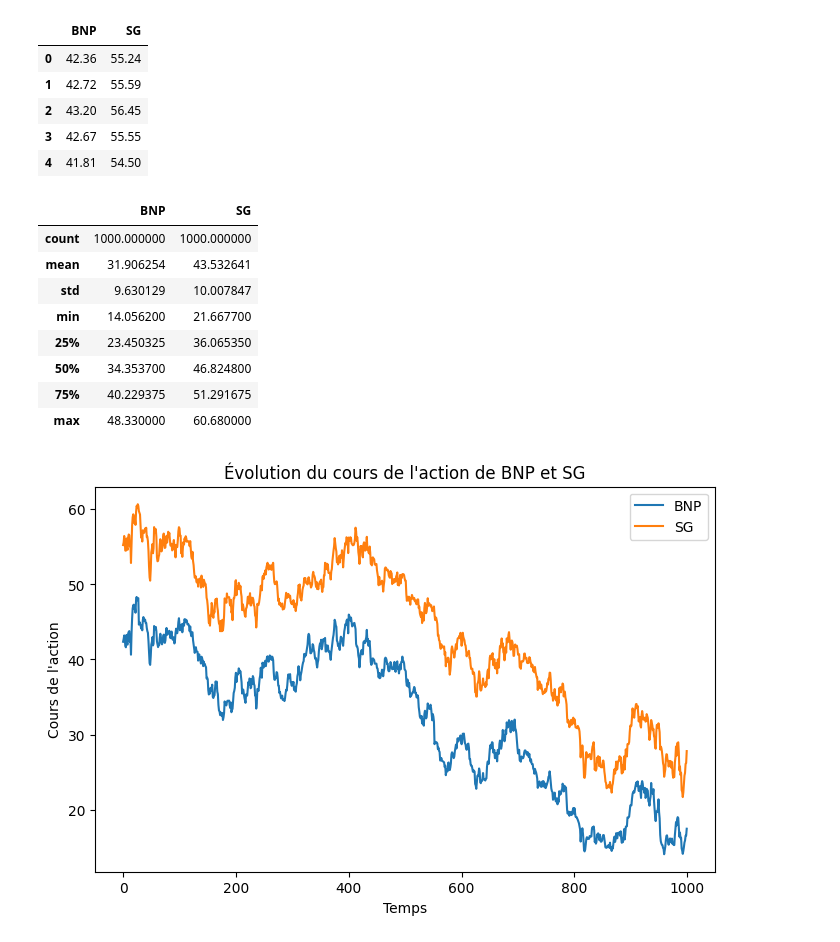
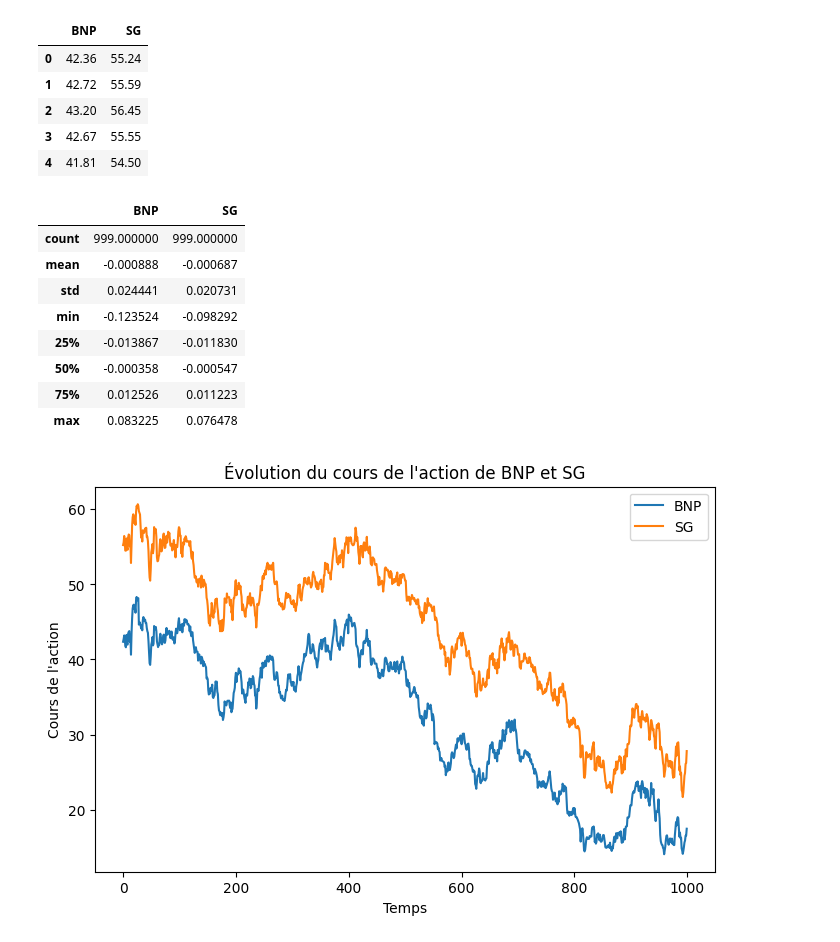
Before and after one commit to Jeangrivo/Gestion-des-Risques-Multiples, a Jupyter notebook: CreditVaR.ipynb, the cells around one changed output. Cells and saved outputs as stored; diff of their text form; code cells hidden in the pictures.

```diff
--- a/CreditVaR.ipynb
+++ b/CreditVaR.ipynb
@@ -111,17 +111,17 @@ data.head()
 | 3 | 42.67 | 55.55 |
 | 4 | 41.81 | 54.50 |
 # %%
-data.describe()
+data_returns.describe()
 # %% [output]
 |  | BNP | SG |
-| count | 1000.000000 | 1000.000000 |
-| mean | 31.906254 | 43.532641 |
-| std | 9.630129 | 10.007847 |
-| min | 14.056200 | 21.667700 |
-| 25% | 23.450325 | 36.065350 |
-| 50% | 34.353700 | 46.824800 |
-| 75% | 40.229375 | 51.291675 |
-| max | 48.330000 | 60.680000 |
+| count | 999.000000 | 999.000000 |
+| mean | -0.000888 | -0.000687 |
+| std | 0.024441 | 0.020731 |
+| min | -0.123524 | -0.098292 |
+| 25% | -0.013867 | -0.011830 |
+| 50% | -0.000358 | -0.000547 |
+| 75% | 0.012526 | 0.011223 |
+| max | 0.083225 | 0.076478 |
 # %%
 plt.figure(figsize=(8,5))
 plt.plot(data["BNP"], label = "BNP")
```
Also changed, not shown: parts of 11 cells of this notebook.
